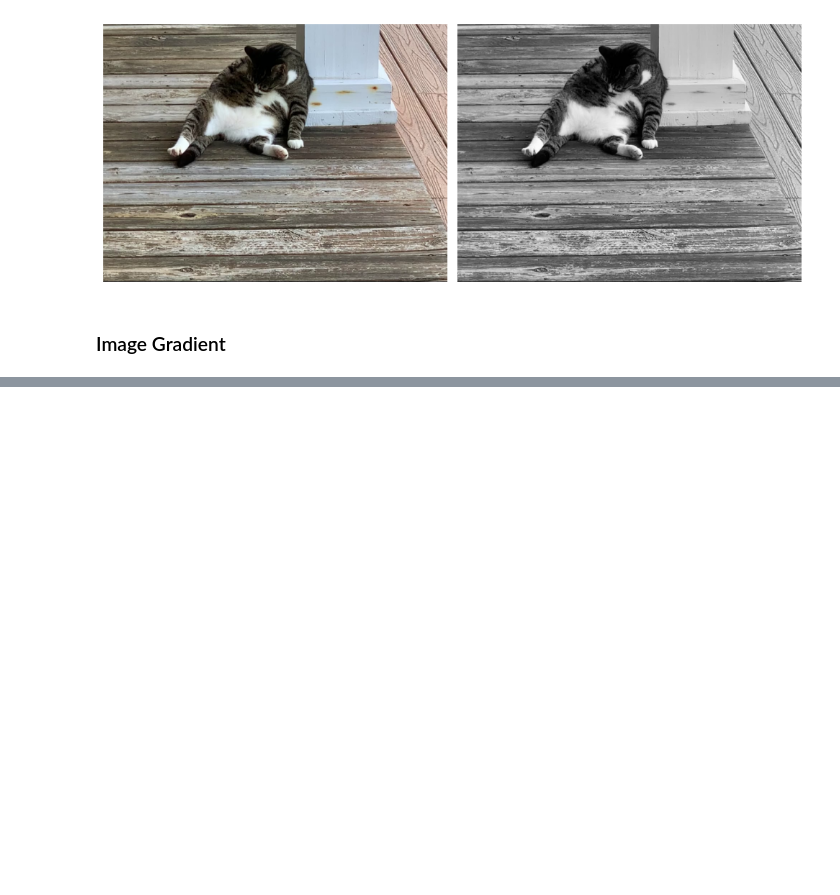
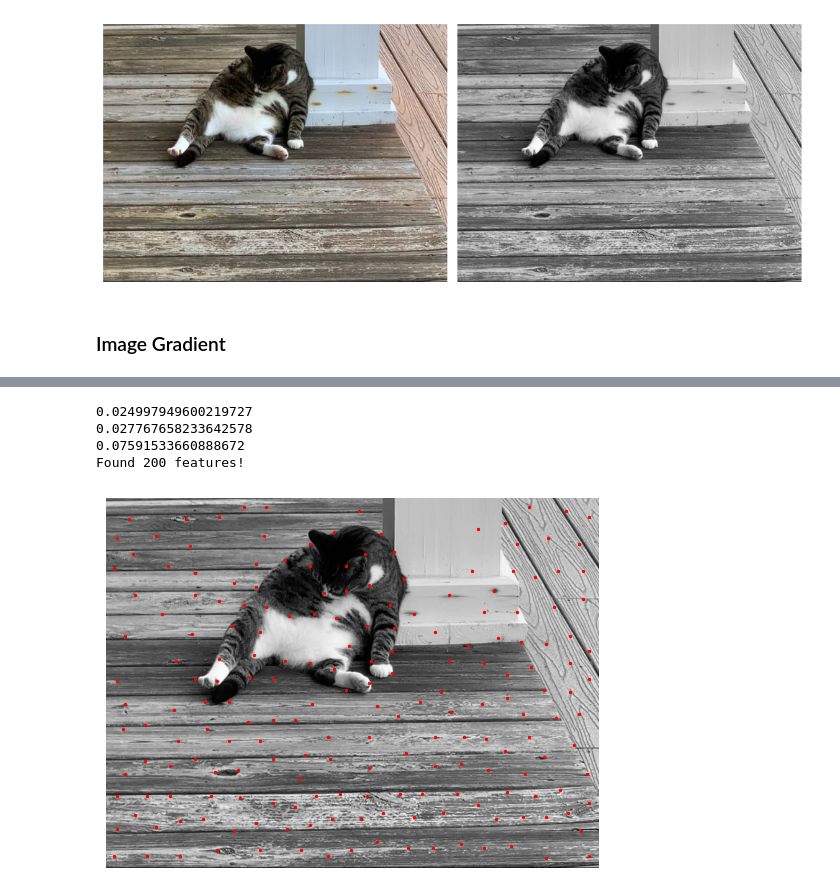
Before and after one commit to adam-kosinski/CV-Project, a Jupyter notebook: features-to-track.ipynb, the cells around one changed output, grey strips where cells are left out. Saved outputs shown, nothing was run; the diff lists cells and outputs as text; code cells hidden in the pictures; blank space fills up the shorter version.

```diff
--- a/features-to-track.ipynb
+++ b/features-to-track.ipynb
@@ -89,0 +128,67 @@ show_frames(grad_mag)
+# %%
+import time
+from scipy.ndimage import zoom
+
+def features_to_track(frame, max_n=200, window_size=5, radius_frac=0.06, small_eig_threshold=10, zoom_factor=0.5):
+    t0 = time.time()
+
+    # resize to smaller version, since points should be trackable at that resolution
+    # this also speeds up computation significantly
+    frame = zoom(frame, zoom_factor)
+
+    radius = radius_frac * frame.shape[0]
+
+    small_eigs = smaller_eigenvalues(frame, window_size)
+
+    print(time.time() - t0)
+
+    # get indices of locations we have small eigs for
+    # this is a smaller region than the image b/c we used valid convolutions
+    offset = (frame.shape[0] - small_eigs.shape[0]) // 2
+    r, c = np.indices(small_eigs.shape) + offset
+    eigs_and_indices = np.dstack((small_eigs, r, c)).reshape(-1, 3)
+
+    # remove pixels failing the small eigenvalue threshold
+    meet_threshold = eigs_and_indices[:, 0] >= small_eig_threshold
+    eigs_and_indices = eigs_and_indices[meet_threshold]
+
+    # sort by eigenvalue
+    sort_indices = np.argsort(-eigs_and_indices[:, 0])
+    eigs_and_indices = eigs_and_indices[sort_indices]
+
+    print(time.time() - t0)
+
+    # use non-max suppression to choose features to track
+    features = []
+    for _ in range(max_n):
+        if eigs_and_indices.shape[0] == 0:
+            break
+        pixel = eigs_and_indices[0, 1:]
+        features.append(pixel)
+        # remove pixels close to this feature
+        sq_dist = np.sum((eigs_and_indices[:,1:] - pixel)**2, axis=1)
+        eigs_and_indices = eigs_and_indices[sq_dist > radius ** 2]
+
+        # remove pixels in a square region around this feature - is a bit faster
+        # deltas = np.abs(eigs_and_indices[:, 1:] - pixel)
+        # keep_mask = (deltas[:,0] > radius) | (deltas[:,1] > radius)
+        # eigs_and_indices = eigs_and_indices[keep_mask]
+
+
+    print(time.time() - t0)
+
+    return np.array(features) / zoom_factor
+
+
+features = features_to_track(frames[0], max_n=200, zoom_factor=0.25)
+print(f"Found {features.shape[0]} features!")
+plt.imshow(frames[0], cmap="gray")
+plt.scatter(features[:,1], features[:,0], s=2, c="red")
+plt.axis("off")
+plt.show()
+# %% [output]
+0.024997949600219727
+0.027767658233642578
+0.07591533660888672
+Found 200 features!
+[figure, added]
```
Also changed, not shown: parts of 4 cells of this notebook.
